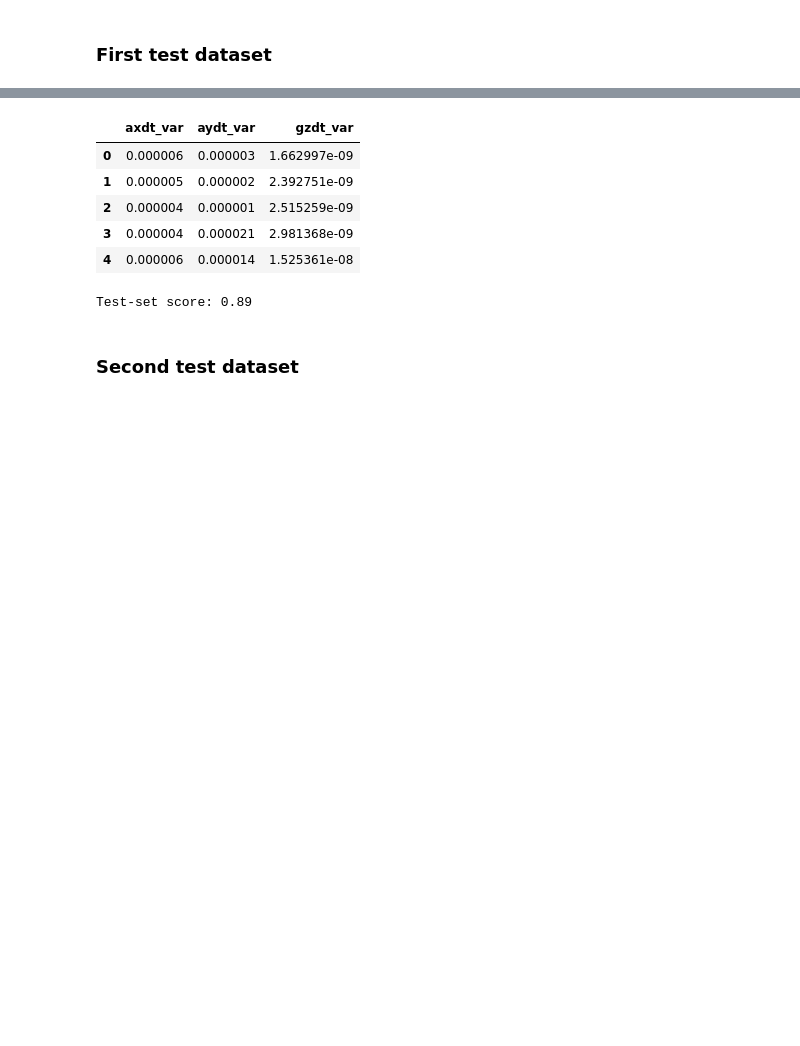
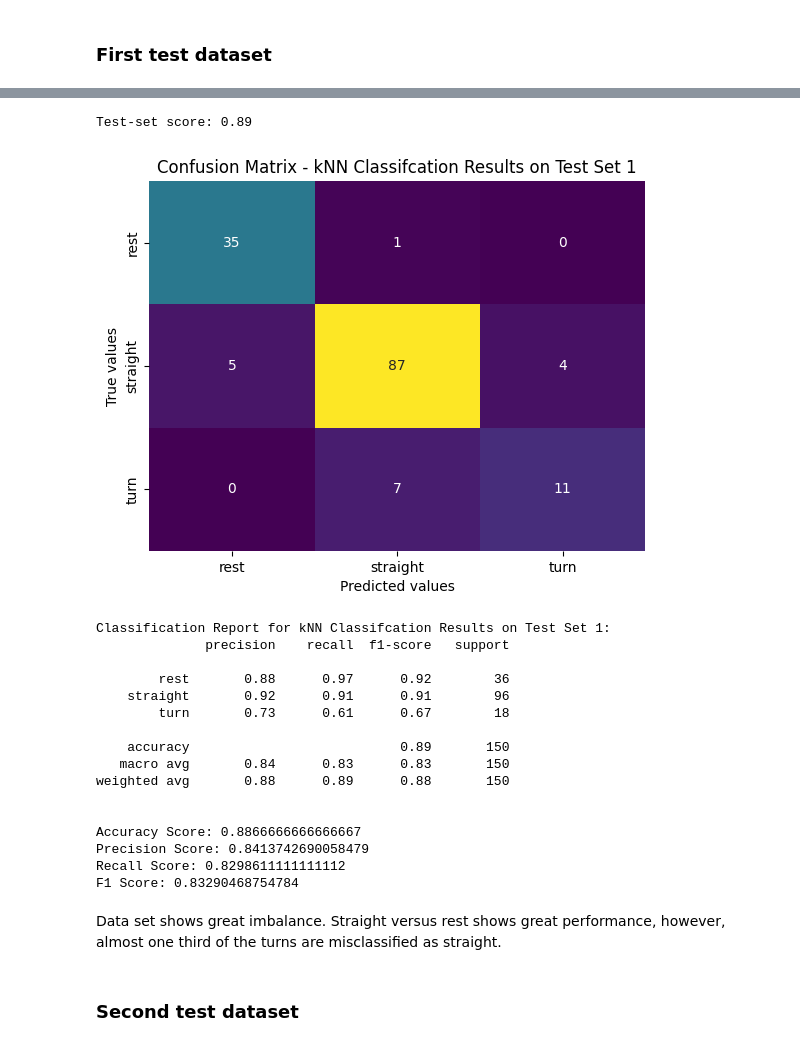
Before and after one commit to sauravuprety21/enel682-proj, a Jupyter notebook: 01knn.ipynb, the cells around one changed output, grey strips where cells are left out. Saved outputs shown, nothing was run; the diff lists cells and outputs as text; code cells hidden in the pictures; blank space fills up the shorter version.

```diff
--- a/01knn.ipynb
+++ b/01knn.ipynb
@@ -116,4 +183,5 @@ The small gap between, training, validation and test, indicates slight under fit
 # %% [markdown]
 ### First test dataset
 # %%
-df2 = pd.read_csv('data/testing.csv')
+test_set1 = pd.read_csv('data/testing.csv')
+test_set1.head()
@@ -119,0 +195,4 @@ df2 = pd.read_csv('data/testing.csv')
+# %%
+y2 = test_set1['motion_state'].copy()
+X2 = test_set1[feature_cols].copy()
+X2.head()
@@ -129,22 +215,30 @@ df2.head()
-# %%
-y2 = df2['motion_state'].copy()
-X2 = df2[[col for col in df2.columns if col !='motion_state']].copy()
-# %%
-X2 =  df2[feature_cols]
-# %%
-X2.head()
-# %% [output]
-|  | axdt_var | aydt_var | gzdt_var |
-| 0 | 0.000006 | 0.000003 | 1.662997e-09 |
-| 1 | 0.000005 | 0.000002 | 2.392751e-09 |
-| 2 | 0.000004 | 0.000001 | 2.515259e-09 |
-| 3 | 0.000004 | 0.000021 | 2.981368e-09 |
-| 4 | 0.000006 | 0.000014 | 1.525361e-08 |
 # %%
 # Evaluate the accuracy of the first dataset
 print("Test-set score: {:.2f}".format(grid.score(X2, y2)))
 # %% [output]
 Test-set score: 0.89
+# %%
+evaluate_classification(y2, grid.predict(X2), ['rest', 'straight','turn'], 'kNN Classifcation Results on Test Set 1')
+# %% [output]
+[figure, added]
+Classification Report for kNN Classifcation Results on Test Set 1:
+              precision    recall  f1-score   support
+
+        rest       0.88      0.97      0.92        36
+    straight       0.92      0.91      0.91        96
+        turn       0.73      0.61      0.67        18
+
+    accuracy                           0.89       150
+   macro avg       0.84      0.83      0.83       150
+weighted avg       0.88      0.89      0.88       150
+
+
+Accuracy Score: 0.8866666666666667
+Precision Score: 0.8413742690058479
+Recall Score: 0.8298611111111112
+F1 Score: 0.83290468754784
+# %% [markdown]
+Data set shows great imbalance. Straight versus rest shows great performance, however, almost one third of the turns are misclassified as straight.
 # %% [markdown]
 ### Second test dataset
 # %%
```
Also changed, not shown: parts of 36 cells of this notebook.
